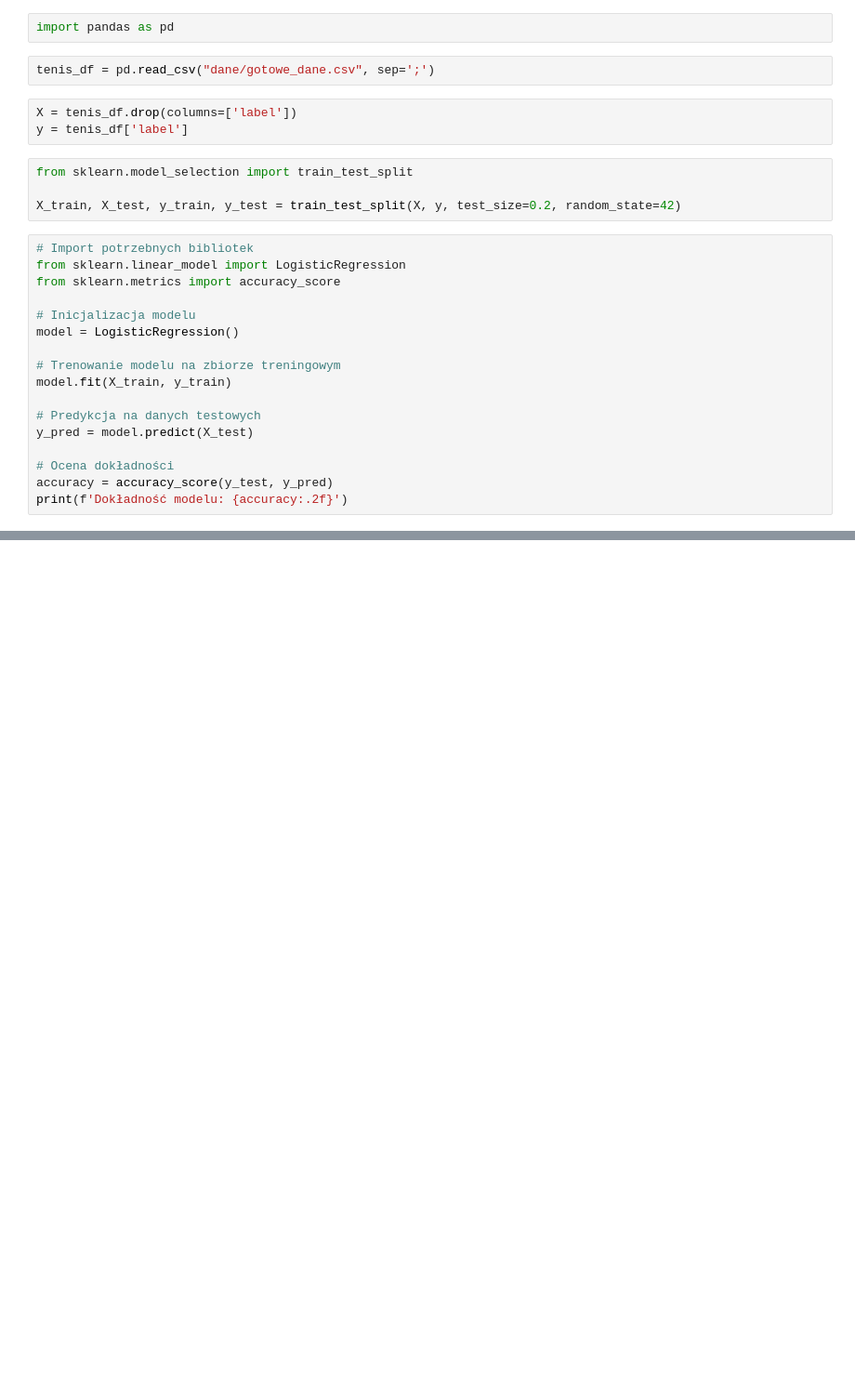
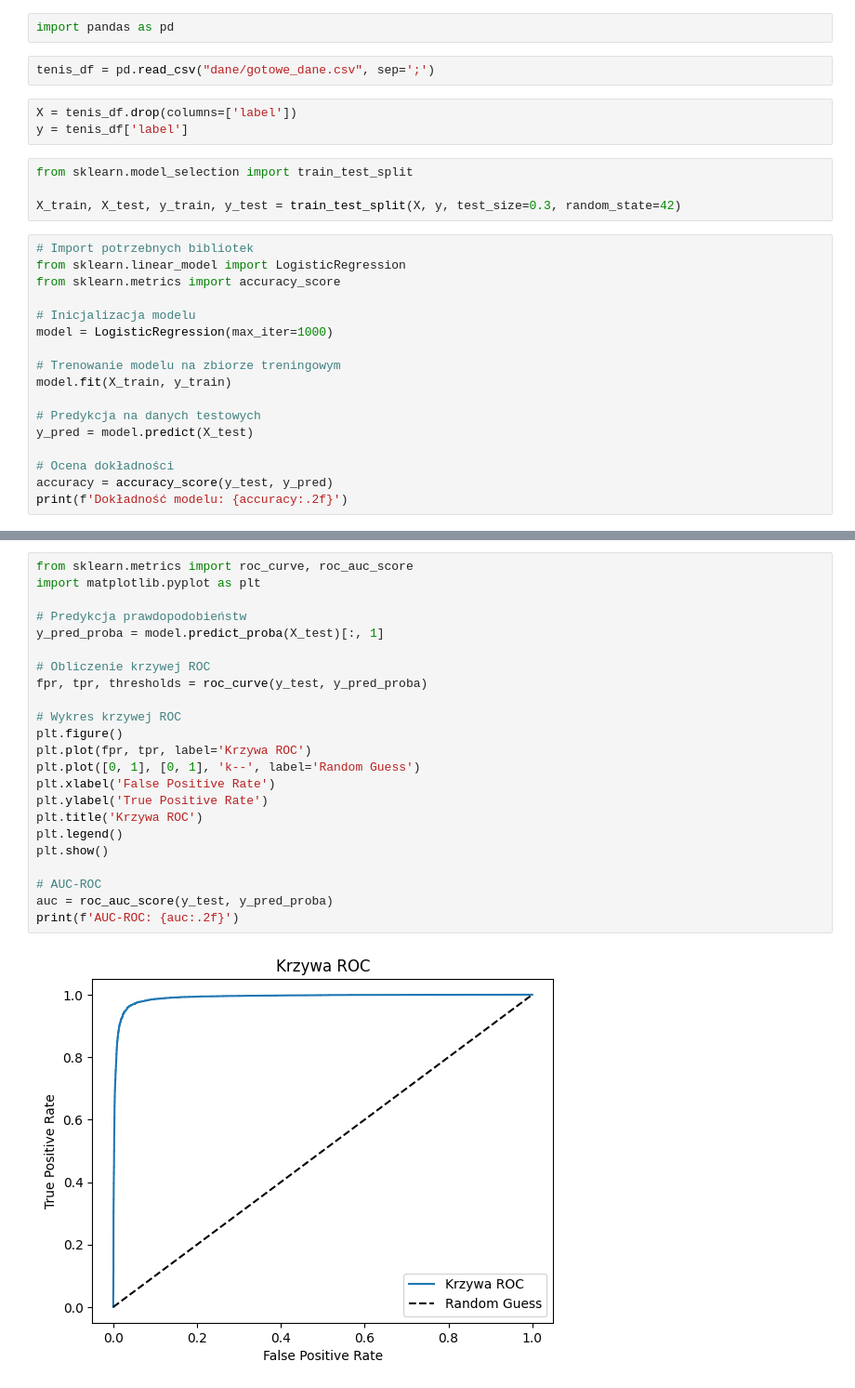
Before and after one commit to stachu213/SiProjekt, a Jupyter notebook: ml.ipynb, the cells around one changed output, grey strips where cells are left out. Shown: that part at 93% size. Saved outputs shown, nothing was run; the diff lists cells and outputs as text; blank space fills up the shorter version.

Commit message:
modele za dobre - commit zapasowy

```diff
--- a/ml.ipynb
+++ b/ml.ipynb
@@ -8,14 +8,14 @@ y = tenis_df['label']
 # %%
 from sklearn.model_selection import train_test_split
 
-X_train, X_test, y_train, y_test = train_test_split(X, y, test_size=0.2, random_state=42)
+X_train, X_test, y_train, y_test = train_test_split(X, y, test_size=0.3, random_state=42)
 # %%
 # Import potrzebnych bibliotek
 from sklearn.linear_model import LogisticRegression
 from sklearn.metrics import accuracy_score
 
 # Inicjalizacja modelu
-model = LogisticRegression()
+model = LogisticRegression(max_iter=1000)
 
 # Trenowanie modelu na zbiorze treningowym
 model.fit(X_train, y_train)
@@ -30,0 +101,25 @@ ValueError: This solver needs samples of at least 2 classes in the data, but the
+# %%
+from sklearn.metrics import roc_curve, roc_auc_score
+import matplotlib.pyplot as plt
+
+# Predykcja prawdopodobieństw
+y_pred_proba = model.predict_proba(X_test)[:, 1]
+
+# Obliczenie krzywej ROC
+fpr, tpr, thresholds = roc_curve(y_test, y_pred_proba)
+
+# Wykres krzywej ROC
+plt.figure()
+plt.plot(fpr, tpr, label='Krzywa ROC')
+plt.plot([0, 1], [0, 1], 'k--', label='Random Guess')
+plt.xlabel('False Positive Rate')
+plt.ylabel('True Positive Rate')
+plt.title('Krzywa ROC')
+plt.legend()
+plt.show()
+
+# AUC-ROC
+auc = roc_auc_score(y_test, y_pred_proba)
+print(f'AUC-ROC: {auc:.2f}')
+# %% [output]
+[figure, added]
```
Also changed, not shown: parts of 9 cells of this notebook, 1 other file.
